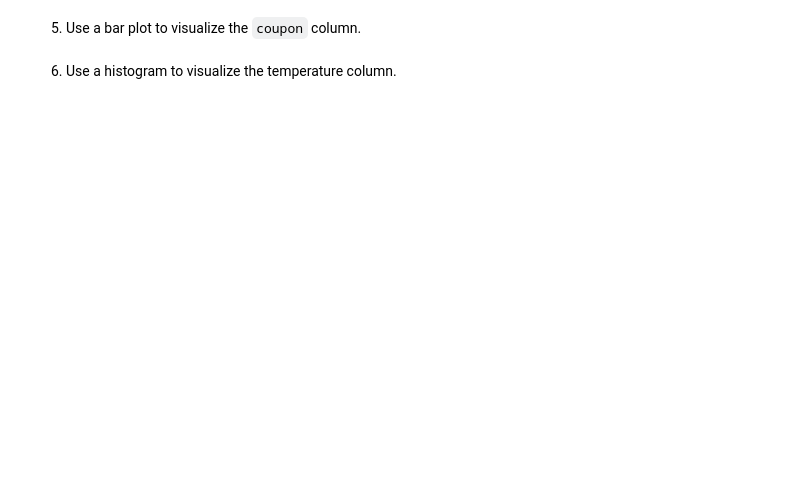
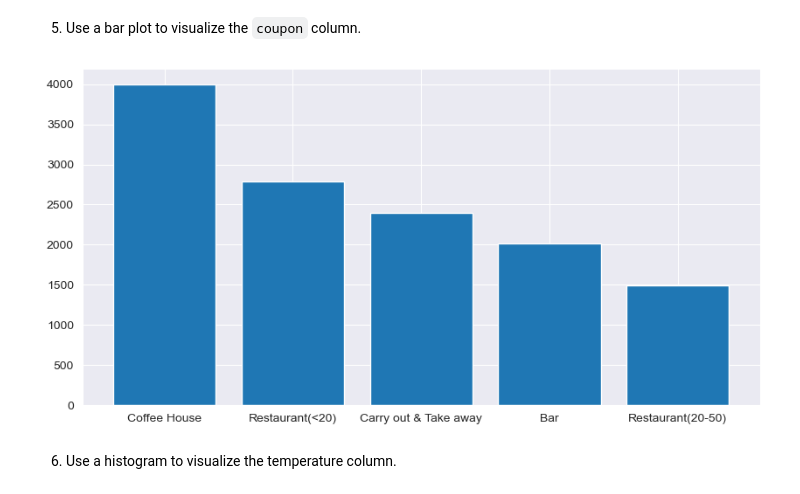
Before and after one commit to BerkeleyAIML/Module5CustomerCoupon, a Jupyter notebook: prompt.ipynb, the cells around one changed output. Saved outputs shown, nothing was run; the diff lists cells and outputs as text; code cells hidden in the pictures; blank space fills up the shorter version.

```diff
--- a/prompt.ipynb
+++ b/prompt.ipynb
@@ -87,4 +201,12 @@ data.head()
 # %% [markdown]
 5. Use a bar plot to visualize the `coupon` column.
+# %%
+# Bar plot to visualize the coupon column
+coupon = data['coupon'].value_counts()
+plt.figure(figsize=(10,5))
+plt.bar(coupon.index, coupon)
+plt.show()
+# %% [output]
+[figure, added]
 # %% [markdown]
 6. Use a histogram to visualize the temperature column.
```
Also changed, not shown: parts of 12 cells of this notebook.
